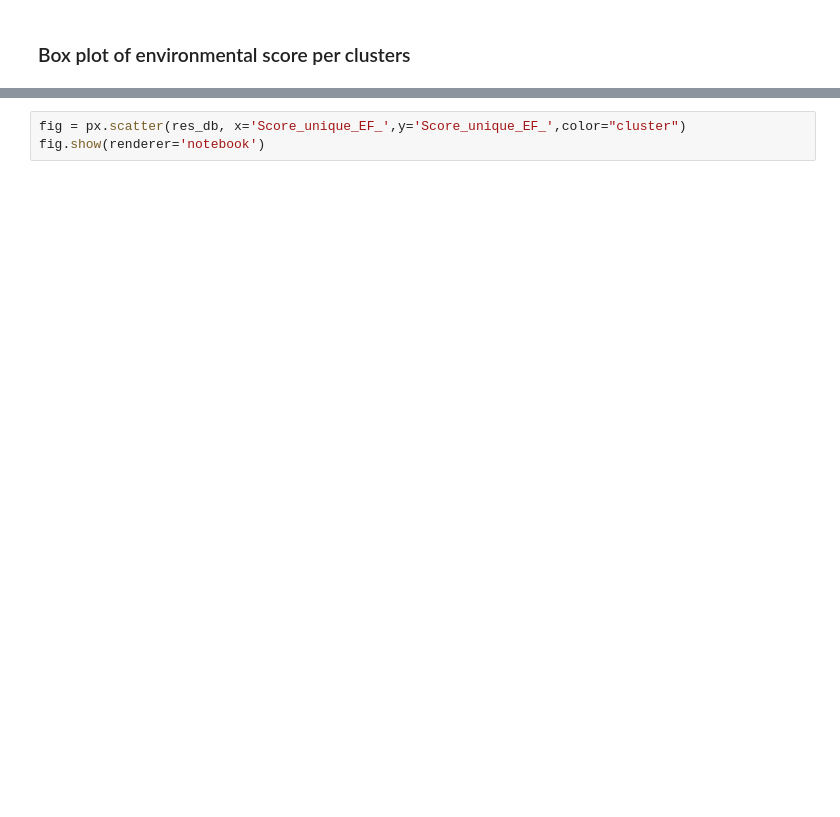
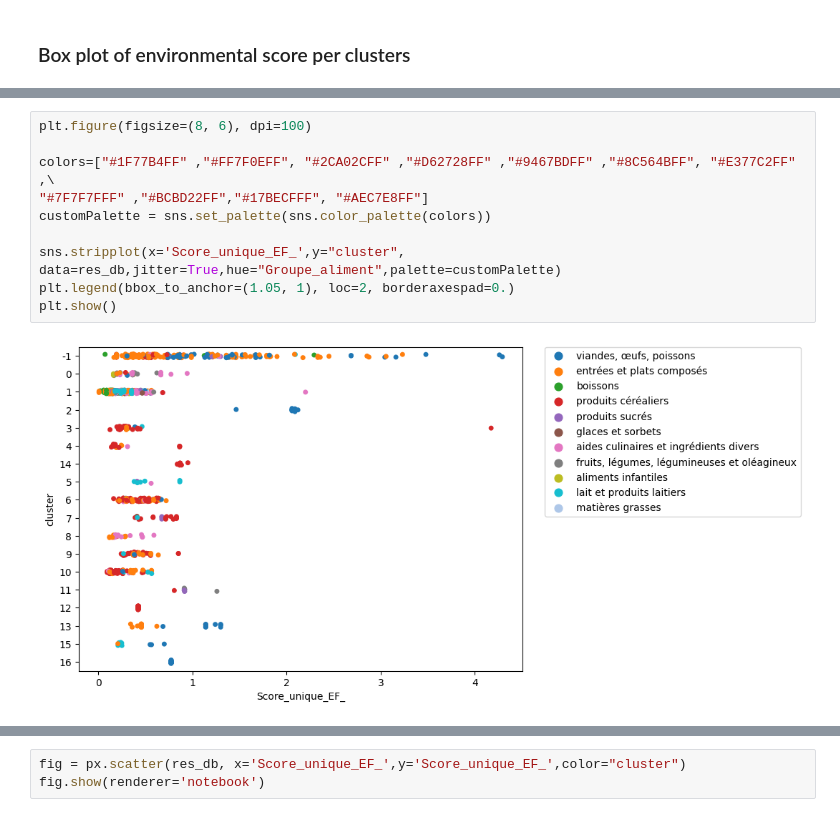
Before and after one commit to pattypooh/agribalyse, a Jupyter notebook: notebooks/04-AMV-unsupervised.ipynb, the cells around one changed output, grey strips where cells are left out. Cells and saved outputs as stored; diff of their text form; blank space fills up the shorter version.

```diff
--- a/notebooks/04-AMV-unsupervised.ipynb
+++ b/notebooks/04-AMV-unsupervised.ipynb
@@ -164,0 +357,12 @@ plt.show()
+# %%
+plt.figure(figsize=(8, 6), dpi=100)
+
+colors=["#1F77B4FF" ,"#FF7F0EFF", "#2CA02CFF" ,"#D62728FF" ,"#9467BDFF" ,"#8C564BFF", "#E377C2FF" ,\
+"#7F7F7FFF" ,"#BCBD22FF","#17BECFFF", "#AEC7E8FF"]
+customPalette = sns.set_palette(sns.color_palette(colors))
+
+sns.stripplot(x='Score_unique_EF_',y="cluster", data=res_db,jitter=True,hue="Groupe_aliment",palette=customPalette)
+plt.legend(bbox_to_anchor=(1.05, 1), loc=2, borderaxespad=0.)
+plt.show()
+# %% [output]
+[figure, added]
```
Also changed, not shown: parts of 42 cells of this notebook.
